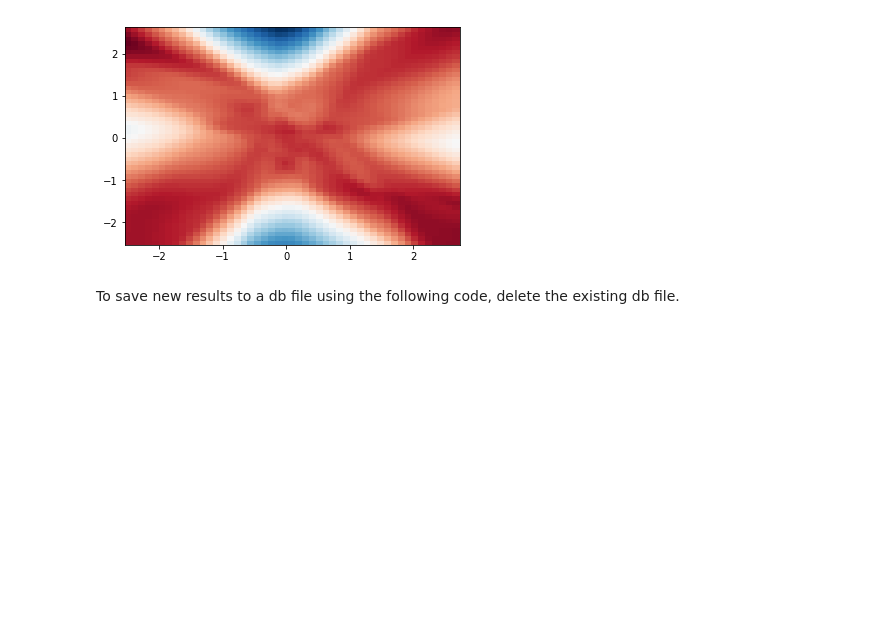
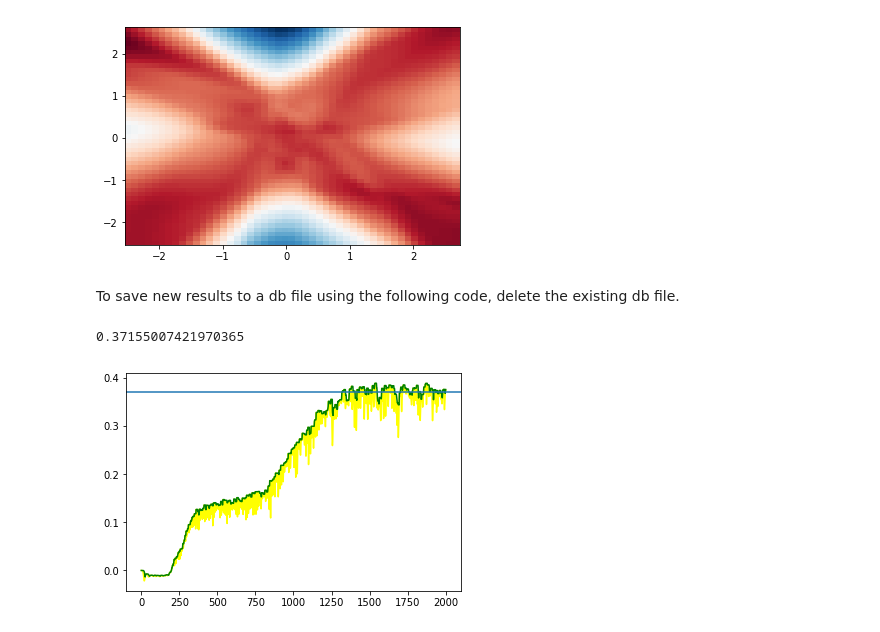
Before and after one commit to michaellimair/MINE-Entropy, a Jupyter notebook: mix_gaussian_full_batch_smooth.ipynb, the cells around one changed output. Cells and saved outputs as stored; diff of their text form; code cells hidden in the pictures; blank space fills up the shorter version.

```diff
--- a/mix_gaussian_full_batch_smooth.ipynb
+++ b/mix_gaussian_full_batch_smooth.ipynb
@@ -72,3 +74,8 @@ if not os.path.exists(fname):
     with open(fname,'wb') as f:
         dill.dump([net,mi_estimate,ma_ef],f)
         print('results saved to '+fname)
+# %%
+mi_max_envelope_estimate(mi_estimate,stopping_t=2000,w1=10,w2=50)
+# %% [output]
+0.37155007421970365
+[figure, added]
```
Also changed, not shown: parts of 1 cell of this notebook, 4 other files.
